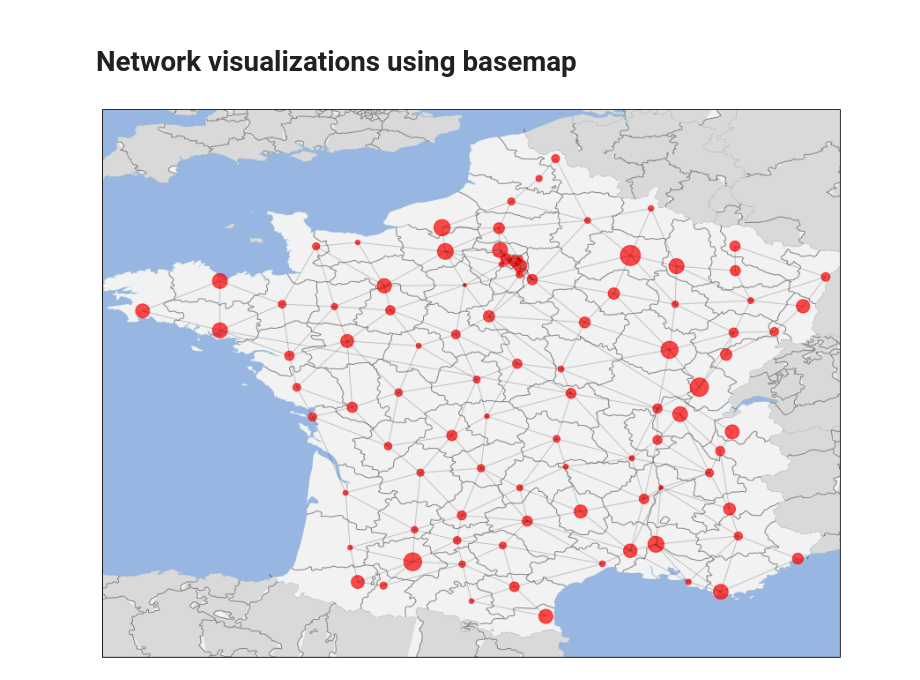
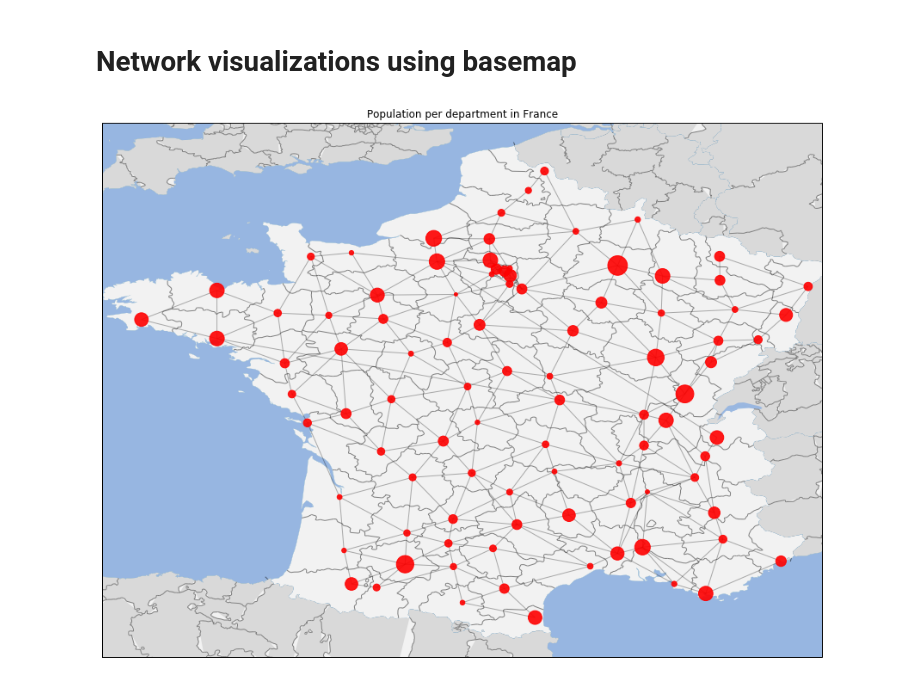
Before and after one commit to mlfpm/HospiNet, a Jupyter notebook: Build_graph.ipynb, the cells around one changed output. Drawn from its saved outputs; the diff is of its cells as text; code cells hidden in the pictures.

Commit message:
Adds graph visualization over map

```diff
--- a/Build_graph.ipynb
+++ b/Build_graph.ipynb
@@ -88,34 +88,35 @@ def main():
     ax.add_feature(coastline)
     ax.add_feature(cartopy.feature.BORDERS, linestyle='-', alpha=.5, )
 
     for country in countries:
         if country.attributes['SOVEREIGNT'] == "France":
             ax.add_geometries(country.geometry, ccrs.PlateCarree(), facecolor=(0.95, 0.95, 0.95))
         else:
             ax.add_geometries(country.geometry, ccrs.PlateCarree(), facecolor=(0.85, 0.85, 0.85))
 
     ax.add_feature(lakes, alpha=0.95)
     ax.add_feature(cartopy.feature.RIVERS)
     ax.add_feature(states)
 
     ##### GRAPH #####
 
     nodes = nx.draw_networkx_nodes(G = France, pos = pos,
                            node_list = France.nodes(), node_color = 'r',
-                           alpha = 0.7, node_size = [i['population']/5000 for i in France_atts.values()], ax=ax)
+                           alpha = 0.9, node_size = [i['population']/5000 for i in France_atts.values()], ax=ax)
     edges = nx.draw_networkx_edges(G = France, pos = pos, edge_color='black',
-                           alpha=0.2, arrows = False, ax=ax)
+                           alpha=0.3, arrows = False, ax=ax)
 
-    nodes.set_zorder(20)
+    nodes.set_zorder(25)
     edges.set_zorder(20)
 
     ##### SETUP #####
 
     plt.rcParams["figure.figsize"] = (15,15)
+    plt.title('Population per department in France')
     plt.show()
 
 
 if __name__ == '__main__':
     main()
 # %% [output]
-[figure, old version]
+[figure, new version]
```
